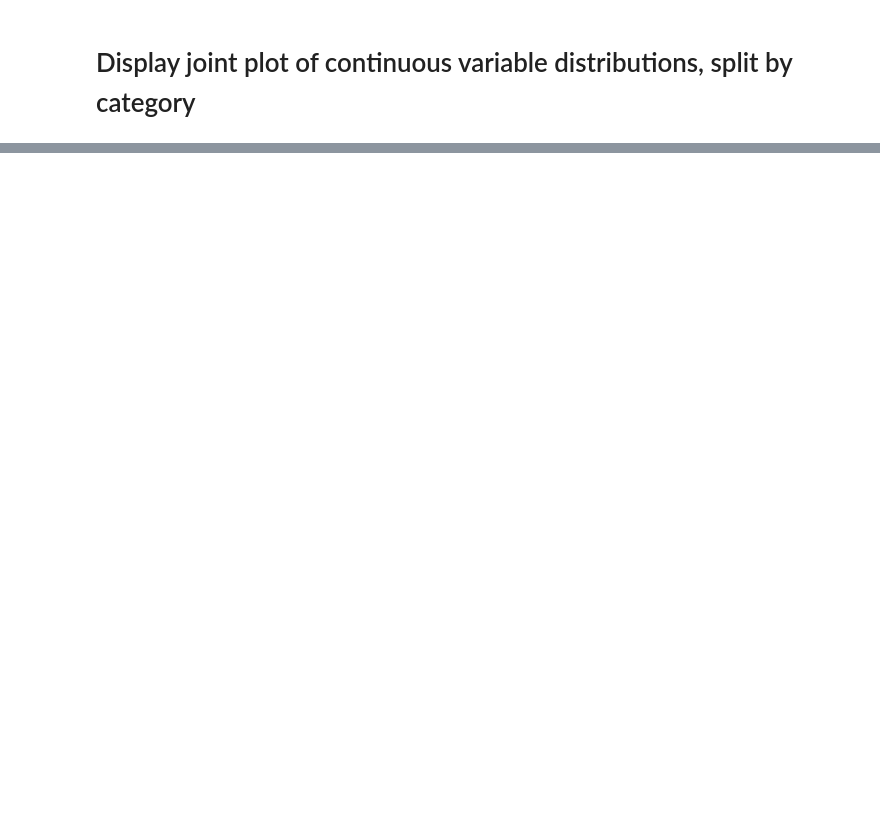
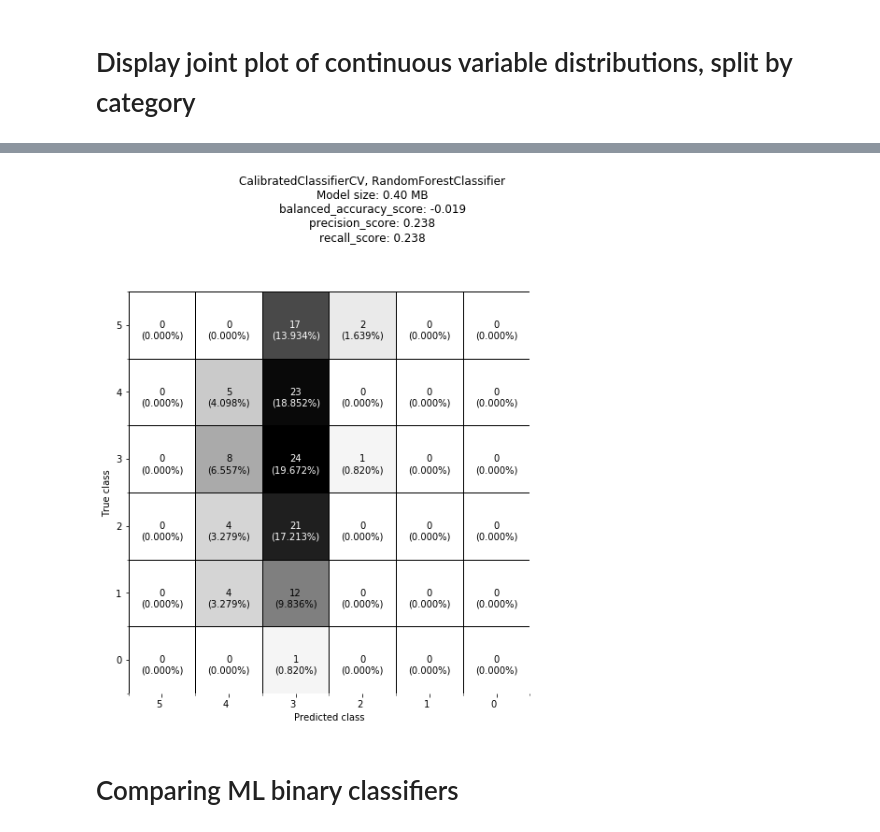
Before and after one commit to craig0a/utilities, a Jupyter notebook: Plotting_demos.ipynb, the cells around one changed output, grey strips where cells are left out. Saved outputs shown, nothing was run; the diff lists cells and outputs as text; code cells hidden in the pictures; blank space fills up the shorter version.

```diff
--- a/Plotting_demos.ipynb
+++ b/Plotting_demos.ipynb
@@ -139,0 +150,33 @@ for name, group in grouped_data:
+# %%
+features = labels.columns.tolist()
+label = 'My Rating'
+
+# Stratify balanced data set by rating
+f_train, f_test_dev, r_train, r_test_dev = train_test_split(data[features],
+                                                    data[label],
+                                                    test_size=0.40,
+                                                    stratify= data[label],
+                                                    random_state = 73344)
+
+f_dev, f_test, r_dev, r_test = train_test_split(f_test_dev, r_test_dev,
+                                                    test_size=0.50,
+                                                    stratify= r_test_dev,
+                                                    random_state = 73344)
+# %%
+estimators = [RandomForestClassifier(),
+              #ExtraTreesClassifier(),
+              #AdaBoostClassifier(),
+              #GradientBoostingClassifier()
+             ]
+
+metrics_args = [(balanced_accuracy_score , {'adjusted': True}),
+                (precision_score, {'average': 'micro'}),
+                (recall_score, {'average': 'micro'})]
+
+for estimator in estimators:
+    mr_dev_type, mr_dev_probs, fig, ax = plot_classifier_performance(estimator, metrics_args,
+                                                                     f_train, r_train, f_dev, r_dev)
+# %% [output]
+[figure, added]
+# %% [markdown]
+# Comparing ML binary classifiers
```
Also changed, not shown: parts of 9 cells of this notebook, 1 other file.
